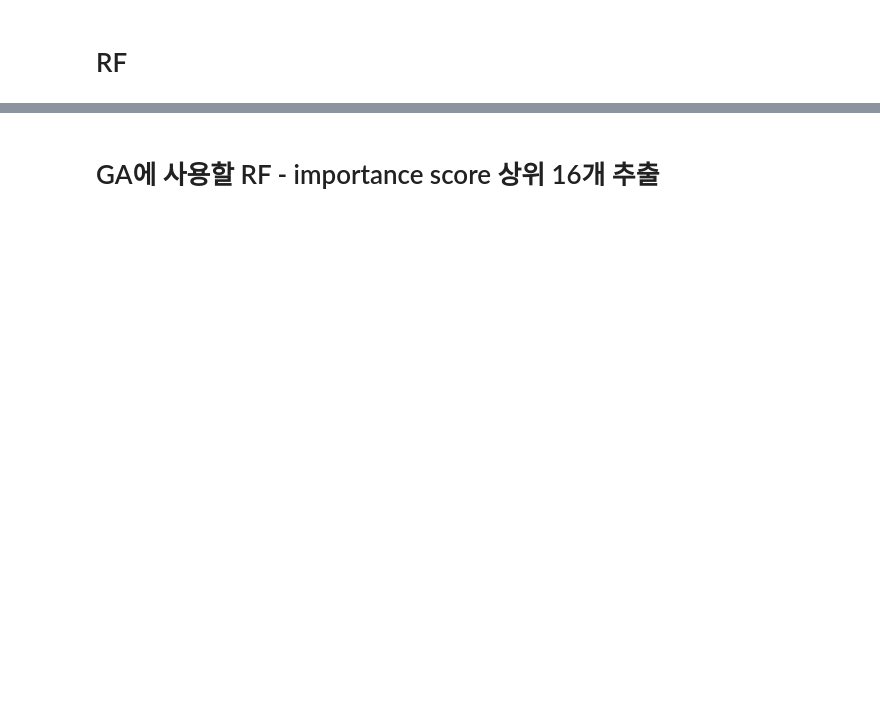
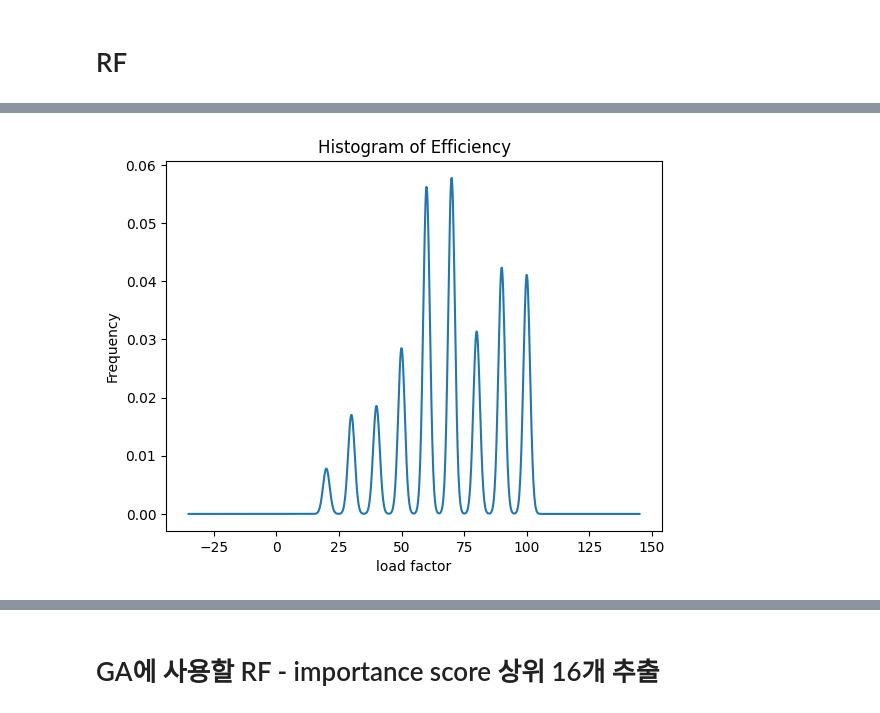
Before and after one commit to qkrjuyeol/boiler-efficiency-checker, a Jupyter notebook: AI/RF_GA_Juyeol.ipynb, the cells around one changed output, grey strips where cells are left out. Cells and saved outputs as stored; diff of their text form; code cells hidden in the pictures; blank space fills up the shorter version.

```diff
--- a/AI/RF_GA_Juyeol.ipynb
+++ b/AI/RF_GA_Juyeol.ipynb
@@ -100 +109,9 @@ combined_data.head()
 5 rows × 31 columns
+# %%
+combined_data['load factor'].plot(kind='density')
+plt.xlabel('load factor')
+plt.ylabel('Frequency')
+plt.title('Histogram of Efficiency')
+plt.show()
+# %% [output]
+[figure, added]
```
Also changed, not shown: parts of 14 cells of this notebook.
